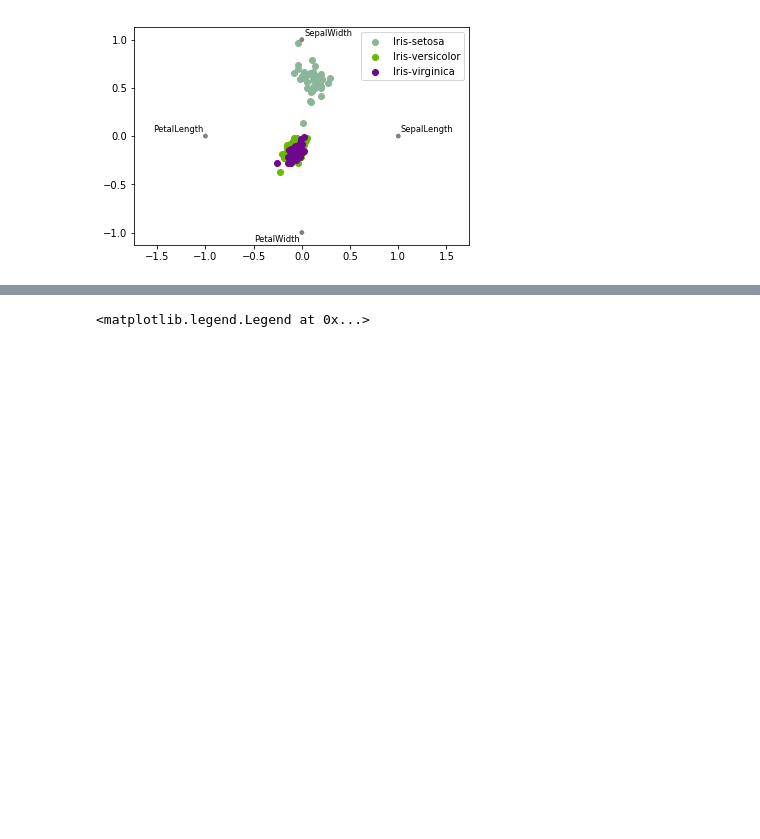
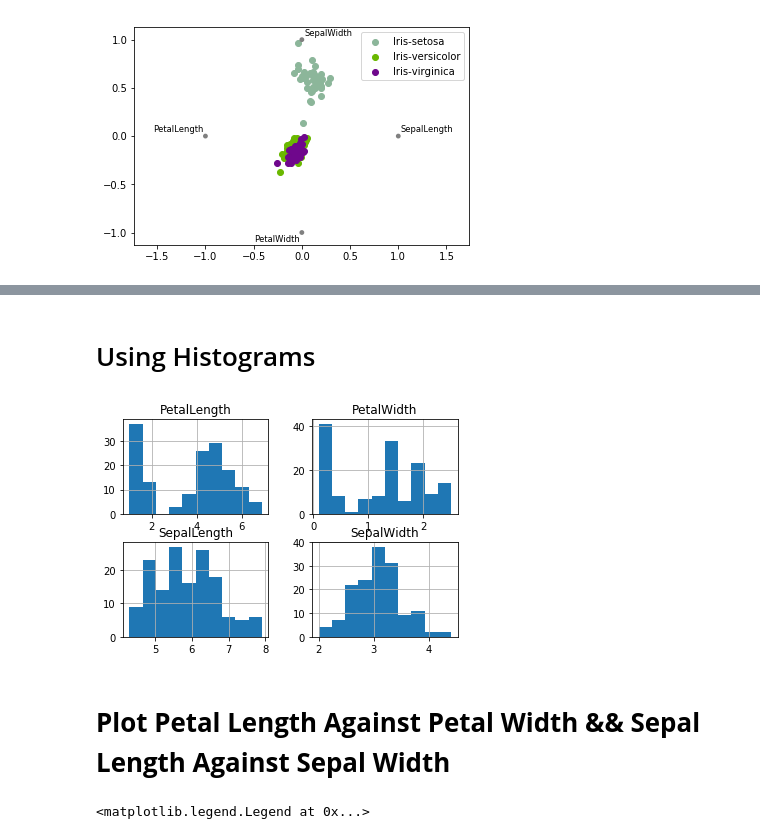
Before and after one commit to vkrishnam23/STIA-210-Georgetown, a Jupyter notebook: 9_16_2019_Intro_to_Data_Visualizationv1.ipynb, the cells around one changed output, grey strips where cells are left out. Saved outputs shown, nothing was run; the diff lists cells and outputs as text; code cells hidden in the pictures; blank space fills up the shorter version.

```diff
--- a/9_16_2019_Intro_to_Data_Visualizationv1.ipynb
+++ b/9_16_2019_Intro_to_Data_Visualizationv1.ipynb
@@ -265 +282,11 @@ max       7.900000    4.400000     6.900000    2.500000
+# %% [markdown]
+# Using Histograms
+# %%
+# histograms
+data.hist()
+plt.show()
+# %% [output]
+[figure, added]
+# %% [markdown]
+# **Plot Petal Length Against Petal Width && Sepal Length Against Sepal Width**
 # %%
```
Also changed, not shown: parts of 21 cells of this notebook.
